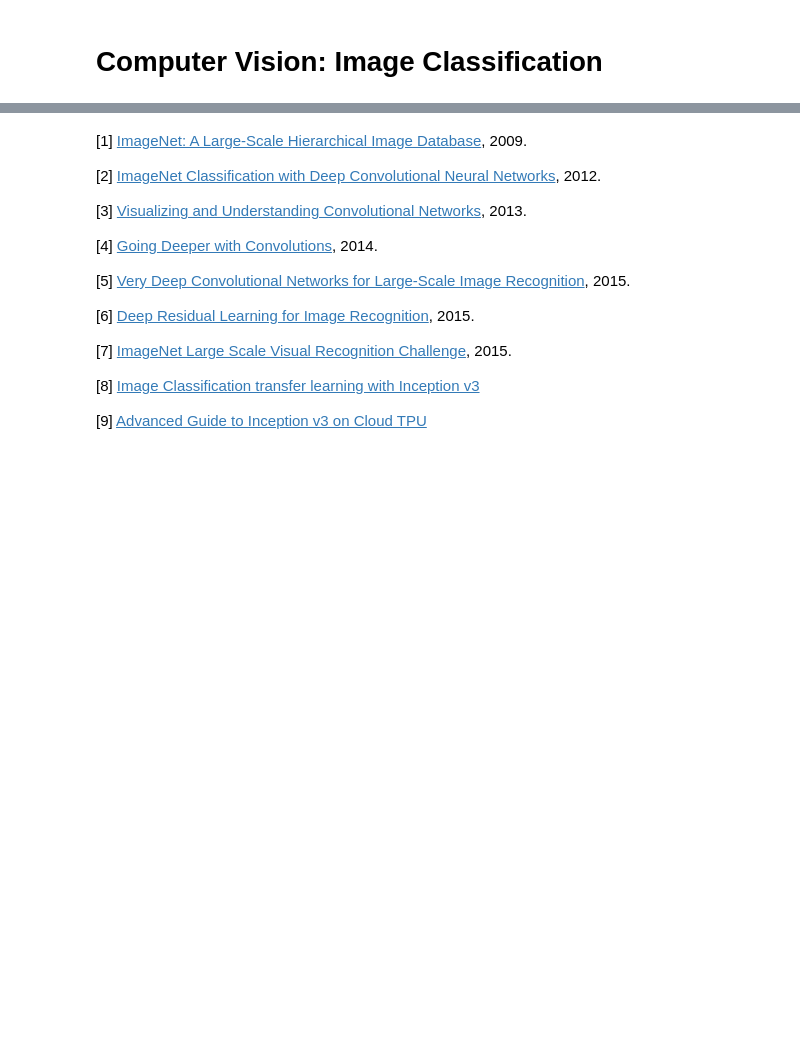
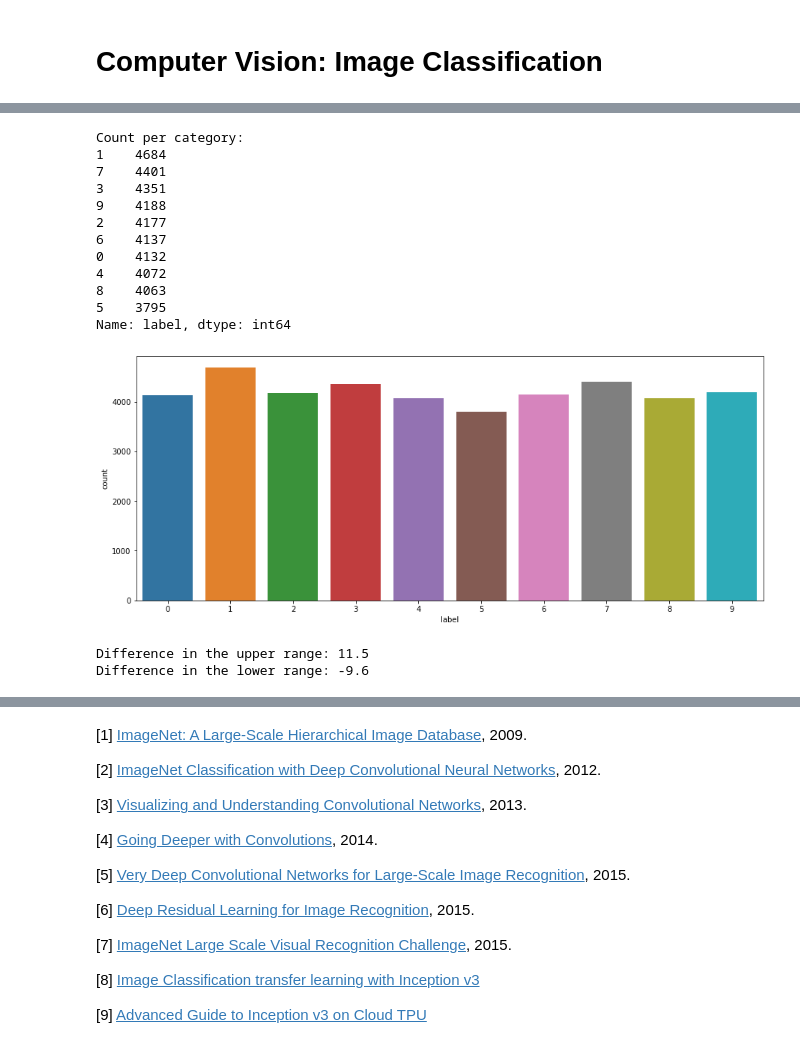
Before and after one commit to jgdelrio/tutorials, a Jupyter notebook: ComputerVision/03_Computer_Vision_Image_Classification.ipynb, the cells around one changed output, grey strips where cells are left out. Saved outputs shown, nothing was run; the diff lists cells and outputs as text; code cells hidden in the pictures; blank space fills up the shorter version.

```diff
--- a/ComputerVision/03_Computer_Vision_Image_Classification.ipynb
+++ b/ComputerVision/03_Computer_Vision_Image_Classification.ipynb
@@ -76,0 +135,39 @@ Git hash   : ba32e6742de096f4d2f8f37f15230974390412b7
+# %%
+df_tr = pd.read_csv("./data/mnist/train.csv")
+df_te = pd.read_csv("./data/mnist/test.csv")
+# %%
+Y_tr = df_tr["label"]
+
+# Drop 'label' column
+X_tr = df_tr.drop(labels = ["label"], axis=1)
+
+# free space
+del df_tr
+
+plt.figure(figsize=(15, 6))
+g = sns.countplot(Y_tr)
+
+print(f"Count per category:\n{Y_tr.value_counts()}")
+# %% [output]
+Count per category:
+1    4684
+7    4401
+3    4351
+9    4188
+2    4177
+6    4137
+0    4132
+4    4072
+8    4063
+5    3795
+Name: label, dtype: int64
+[figure, added]
+# %%
+count_mean = Y_tr.value_counts().mean()
+upper_lvl = 100 * (Y_tr.value_counts().max() - count_mean)/count_mean
+lower_lvl = 100 * (Y_tr.value_counts().min() - count_mean)/count_mean
+print(f"Difference in the upper range: {upper_lvl:.1f}")
+print(f"Difference in the lower range: {lower_lvl:.1f}")
+# %% [output]
+Difference in the upper range: 11.5
+Difference in the lower range: -9.6
```
Also changed, not shown: parts of 51 cells of this notebook, 12 other files.
